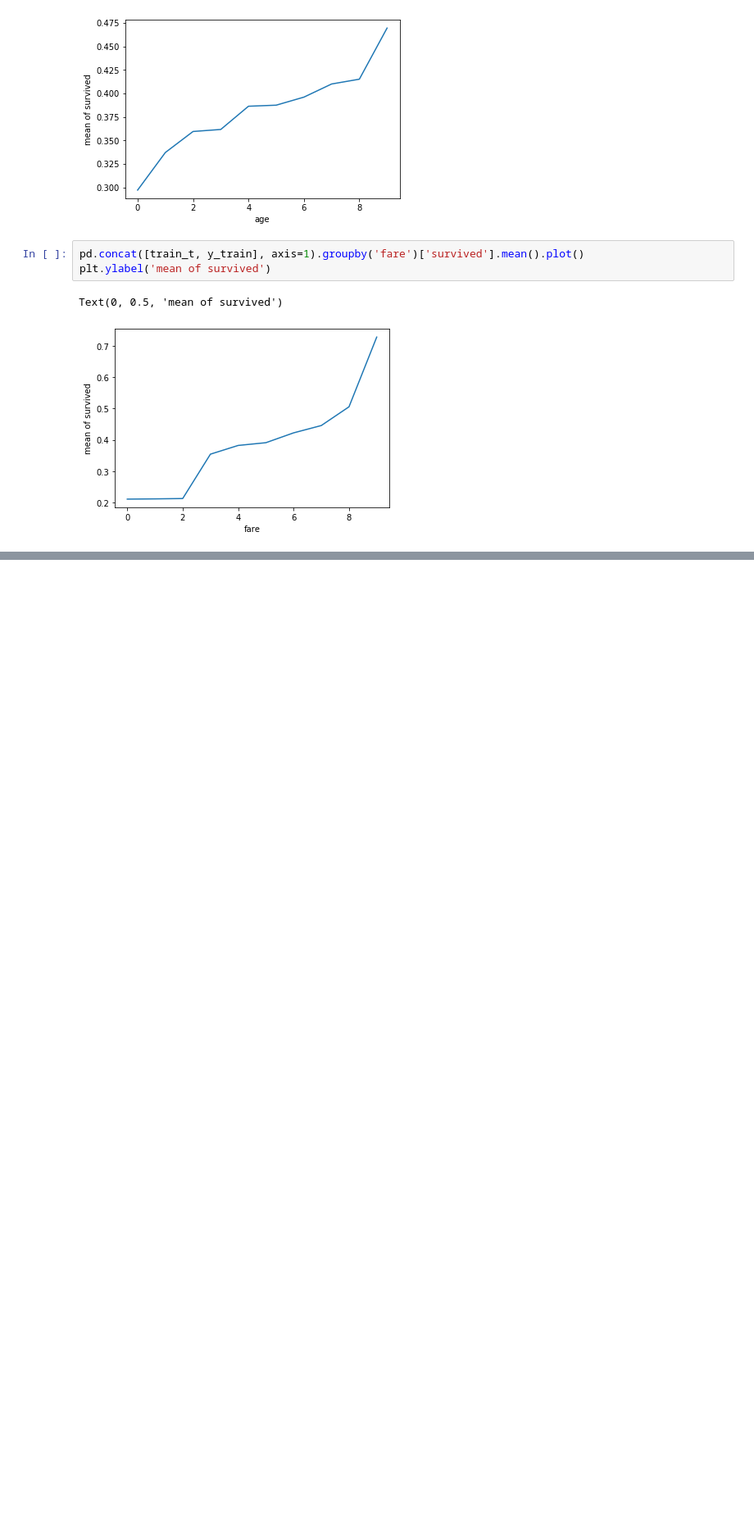
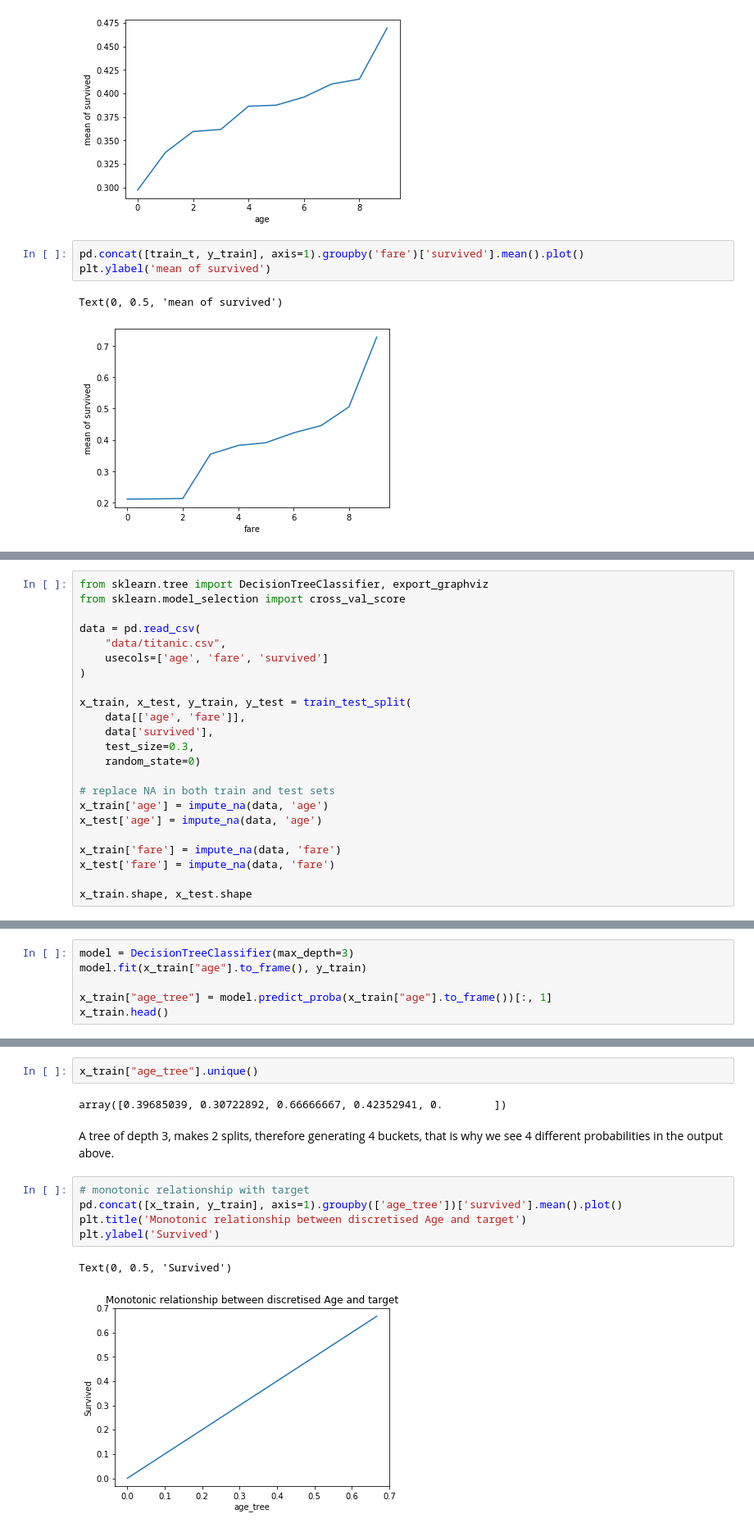
Before and after one commit to KarthikKothareddy/FeatureEngineering, a Jupyter notebook: discretization.ipynb, the cells around one changed output, grey strips where cells are left out. Shown at 82% size. Saved outputs shown, nothing was run; the diff lists cells and outputs as text; blank space fills up the shorter version.

Commit message:
decision tree discretization

```diff
--- a/discretization.ipynb
+++ b/discretization.ipynb
@@ -412,0 +415,23 @@ Text(0, 0.5, 'mean of survived')
+# %%
+from sklearn.tree import DecisionTreeClassifier, export_graphviz
+from sklearn.model_selection import cross_val_score
+
+data = pd.read_csv(
+    "data/titanic.csv",
+    usecols=['age', 'fare', 'survived']
+)
+
+x_train, x_test, y_train, y_test = train_test_split(
+    data[['age', 'fare']],
+    data['survived'],
+    test_size=0.3,
+    random_state=0)
+
+# replace NA in both train and test sets
+x_train['age'] = impute_na(data, 'age')
+x_test['age'] = impute_na(data, 'age')
+
+x_train['fare'] = impute_na(data, 'fare')
+x_test['fare'] = impute_na(data, 'fare')
+
+x_train.shape, x_test.shape
@@ -412,0 +440,6 @@ Text(0, 0.5, 'mean of survived')
+# %%
+model = DecisionTreeClassifier(max_depth=3)
+model.fit(x_train["age"].to_frame(), y_train)
+
+x_train["age_tree"] = model.predict_proba(x_train["age"].to_frame())[:, 1]
+x_train.head()
@@ -412,0 +453,14 @@ Text(0, 0.5, 'mean of survived')
+# %%
+x_train["age_tree"].unique()
+# %% [output]
+array([0.39685039, 0.30722892, 0.66666667, 0.42352941, 0.        ])
+# %% [markdown]
+A tree of depth 3, makes 2 splits, therefore generating 4 buckets, that is why we see 4 different probabilities in the output above.
+# %%
+# monotonic relationship with target
+pd.concat([x_train, y_train], axis=1).groupby(['age_tree'])['survived'].mean().plot()
+plt.title('Monotonic relationship between discretised Age and target')
+plt.ylabel('Survived')
+# %% [output]
+Text(0, 0.5, 'Survived')
+[figure, added]
```
Also changed, not shown: parts of 7 cells of this notebook.
